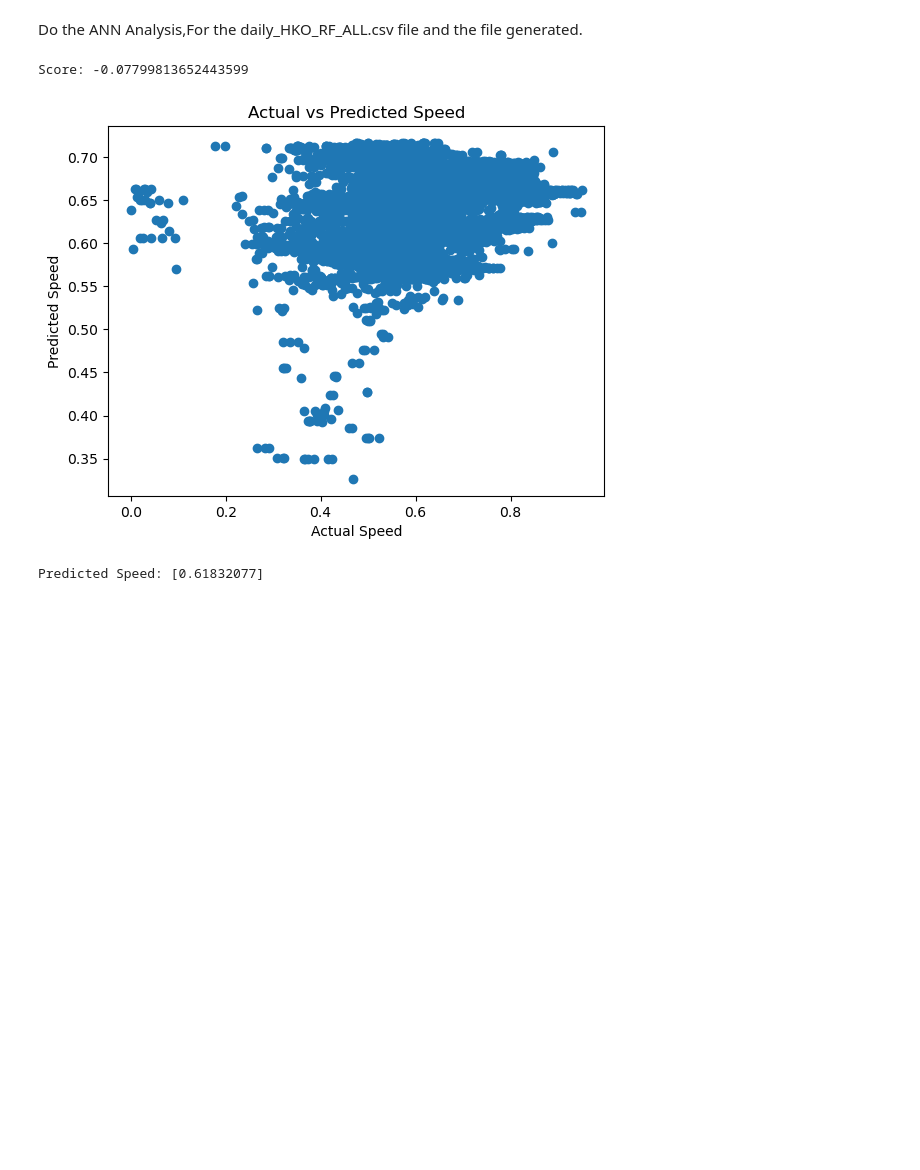
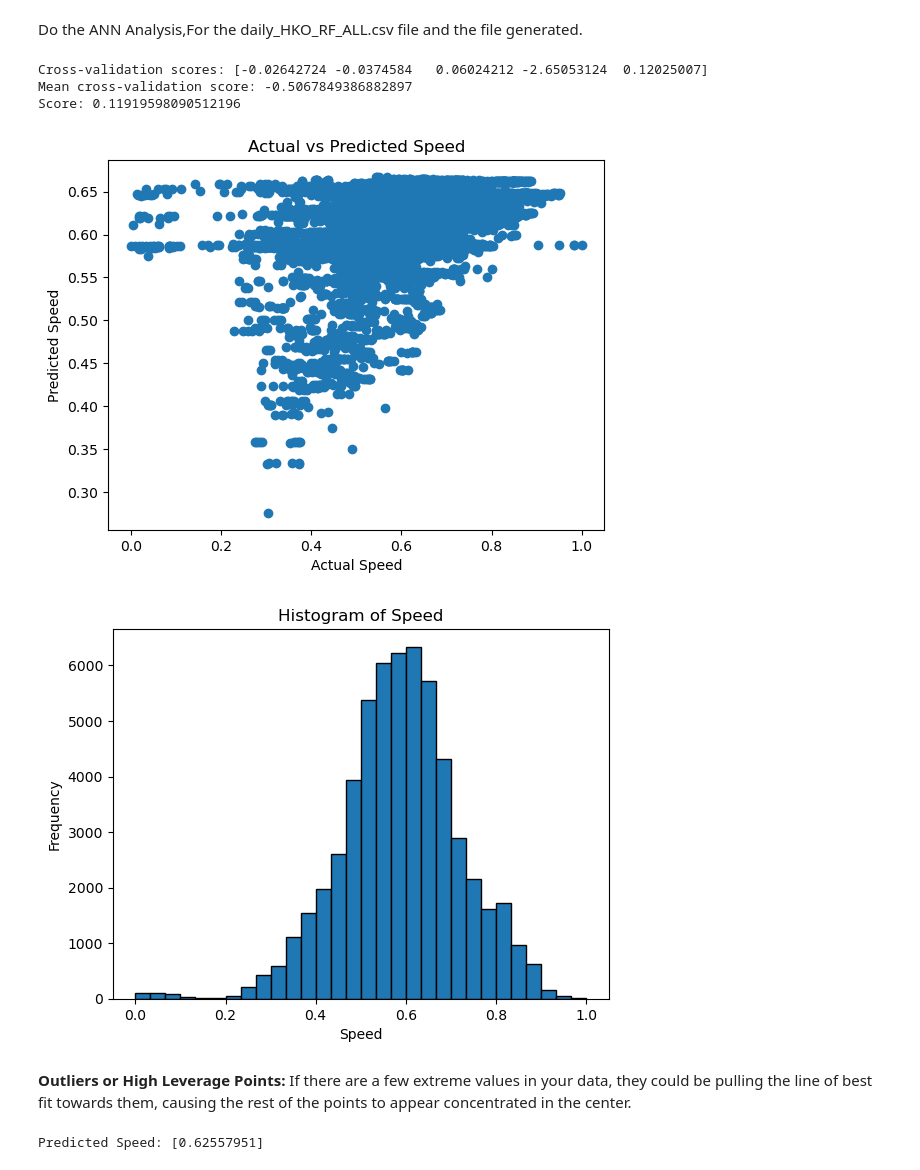
Before and after one commit to Troyfung03/GroupO-road-traffic, a Jupyter notebook: ANN/ANN.ipynb, the cells around one changed output. Saved outputs shown, nothing was run; the diff lists cells and outputs as text; code cells hidden in the pictures; blank space fills up the shorter version.

Commit message:
Model optimization

```diff
--- a/ANN/ANN.ipynb
+++ b/ANN/ANN.ipynb
@@ -115,6 +116,7 @@ from sklearn.model_selection import train_test_split
 from sklearn.preprocessing import MinMaxScaler
 from sklearn.neural_network import MLPRegressor
 from datetime import datetime
+from sklearn.model_selection import cross_val_score
 
 # Load the weather data, skipping the first two rows and the last four rows
 weather_data = pd.read_csv('daily_HKO_RF_ALL.csv', skiprows=2, skipfooter=4, delimiter=',', on_bad_lines='skip', engine='python')
@@ -149,8 +151,19 @@ weather_data['Date'] = pd.to_datetime(weather_data[['Year', 'Month', 'Day']].ast
 # Drop 'Year', 'Month', 'Day' columns
 weather_data = weather_data.drop(columns=['Year', 'Month', 'Day'])
 
+# Define start and end dates
+start_date = '20230916'
+end_date = '20231016'
+
+# Convert dates to datetime objects
+start_date = datetime.strptime(start_date, '%Y%m%d')
+end_date = datetime.strptime(end_date, '%Y%m%d')
+
+# Calculate the number of days between start and end dates
+num_days = (end_date - start_date).days + 1
+
 # Load the speed data from multiple CSV files
-speed_data = pd.concat([pd.read_csv(f'traffic_202310{i:02d}.csv').assign(Date=datetime.strptime(f'202310{i:02d}', '%Y%m%d')) for i in range(1, 16)])
+speed_data = pd.concat([pd.read_csv(f'traffic_{(start_date + timedelta(days=i)).strftime("%Y%m%d")}.csv').assign(Date=start_date + timedelta(days=i)) for i in range(num_days)])
 
 # Merge weather data with speed data
 data = pd.merge(weather_data, speed_data, how='inner', on='Date')
@@ -166,45 +179,65 @@ data['laneType'] = le_laneType.fit_transform(data['laneType'])
 
 # Normalize the 'Value' and 'speed' columns
 scaler = MinMaxScaler()
 data[['Value', 'speed']] = scaler.fit_transform(data[['Value', 'speed']])
 
 # Split the data into input (X) and output (y)
 X = data.drop(['speed', 'Date'], axis=1)
 y = data['speed']
 
 # Split the data into training and testing sets
-X_train, X_test, y_train, y_test = train_test_split(X, y, test_size=0.2, random_state=42)
+X_train, X_test, y_train, y_test = train_test_split(X, y, test_size=0.2, random_state=26)
 
 # Define the ANN model architecture
-model = MLPRegressor(hidden_layer_sizes=(32, 16), activation='relu', solver='adam', max_iter=50)
+model = MLPRegressor(hidden_layer_sizes=(32, 16), activation='relu', solver='adam', max_iter=50, random_state=26)
+
+# Perform 5-fold cross validation
+scores = cross_val_score(model, X, y, cv=5)
+
+# Print the scores
+print('Cross-validation scores:', scores)
+
+# Print the mean score
+print('Mean cross-validation score:', scores.mean())
 
 # Train the model
 model.fit(X_train, y_train)
 
 # Evaluate the model
 score = model.score(X_test, y_test)
 print('Score:', score)
 
 # Use the trained model to make predictions
 predictions = model.predict(X_test)
 
 # Plot actual vs predicted values
 plt.scatter(y_test, predictions)
 plt.xlabel('Actual Speed')
 plt.ylabel('Predicted Speed')
 plt.title('Actual vs Predicted Speed')
 plt.show()
+# Plot a histogram of the 'speed' column
+plt.hist(data['speed'], bins=30, edgecolor='black')
+plt.xlabel('Speed')
+plt.ylabel('Frequency')
+plt.title('Histogram of Speed')
+plt.show()
 # %% [output]
-Score: -0.07799813652443599
+Cross-validation scores: [-0.02642724 -0.0374584   0.06024212 -2.65053124  0.12025007]
+Mean cross-validation score: -0.5067849386882897
+Score: 0.11919598090512196
-[figure, old version]
+[figure, new version]
+[figure, added]
+# %% [markdown]
+ **Outliers or High Leverage Points:** If there are a few extreme values in your data, they could be pulling the line of best fit towards them, causing the rest of the points to appear concentrated in the center.
 # %%
 # Let's say we want to predict the speed for the following conditions:
 # detectorID = 'AID01101', laneType = 'Fast Lane', Value = 0.0
 # Transform these values in the same way as the training data
-detectorID_encoded = le_detectorID.transform(['AID04114'])
+detectorID_encoded = le_detectorID.transform(['AID04111'])
 laneType_encoded = le_laneType.transform(['Fast Lane'])
 # Transform 'Value' in the same way as the training data
-Value_normalized = scaler.transform([[150.0, 0.0]])  # Add a dummy value to make it a 2D array
+Value_normalized = scaler.transform([[360.0, 0.0]])  # Add a dummy value to make it a 2D array
 
 # Only use the first column (the normalized 'Value') for the new data
 new_data = pd.DataFrame({
@@ -217,4 +250,4 @@ new_data = pd.DataFrame({
 new_prediction = model.predict(new_data)
 print('Predicted Speed:', new_prediction)
 # %% [output]
-Predicted Speed: [0.61832077]
+Predicted Speed: [0.62557951]
```
Also changed, not shown: parts of 3 cells of this notebook, 16 other files.
